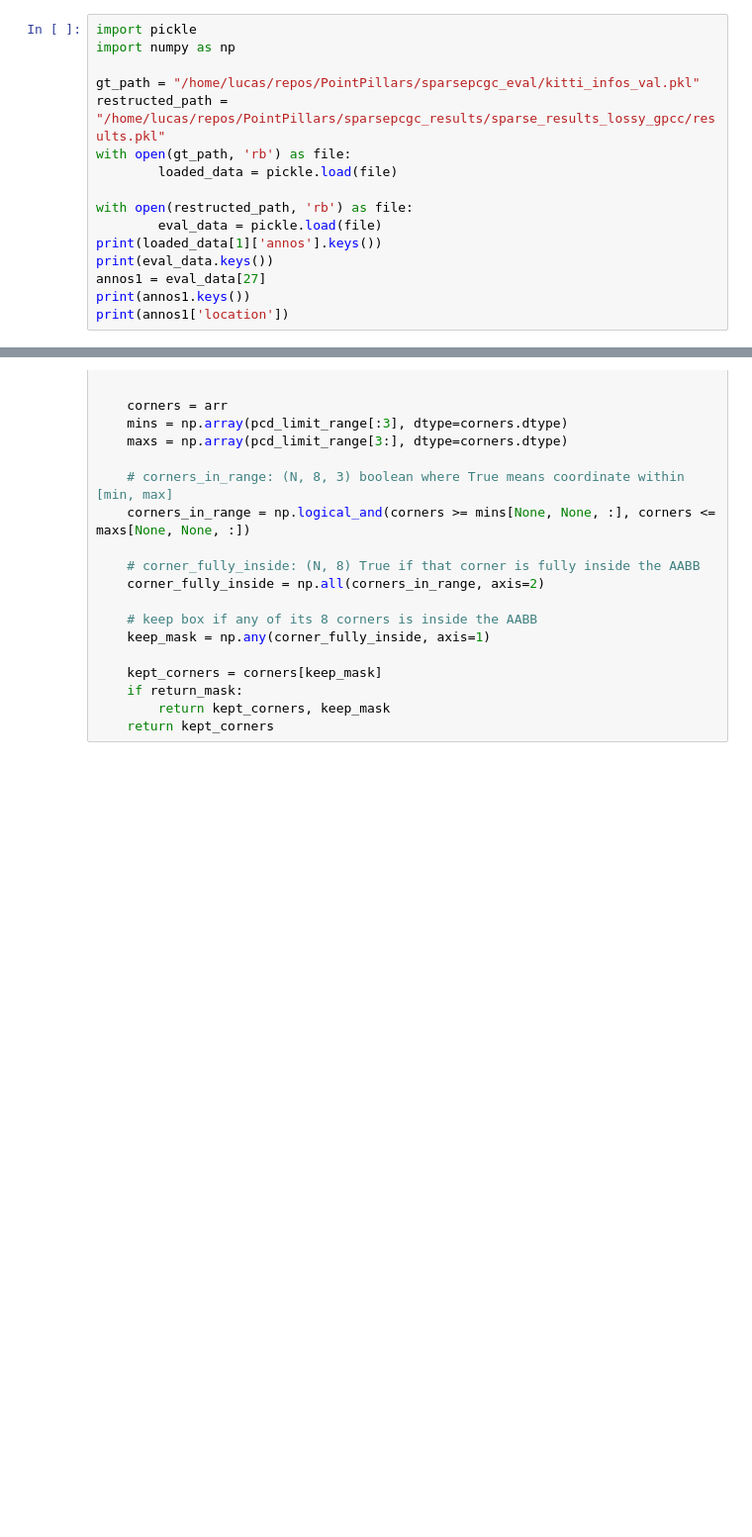
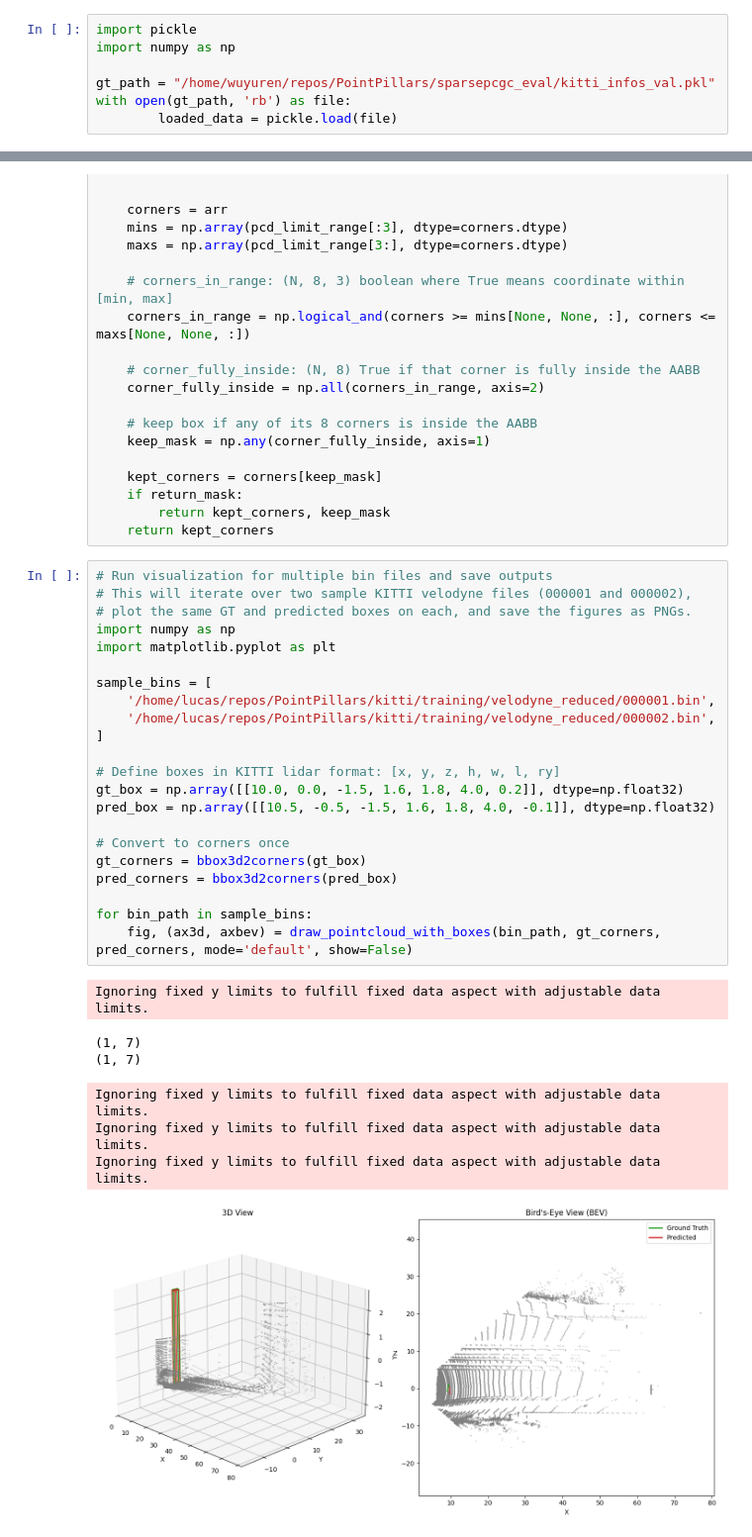
Before and after one commit to Lucaswujc/PointPillars, a Jupyter notebook: display_boxes.ipynb, the cells around one changed output, grey strips where cells are left out. Shown at 99% size. Drawn from its saved outputs; the diff is of its cells as text; blank space fills up the shorter version.

```diff
--- a/display_boxes.ipynb
+++ b/display_boxes.ipynb
@@ -2,15 +2,6 @@
 import pickle
 import numpy as np
 
-gt_path = "/home/lucas/repos/PointPillars/sparsepcgc_eval/kitti_infos_val.pkl"
-restructed_path = "/home/lucas/repos/PointPillars/sparsepcgc_results/sparse_results_lossy_gpcc/results.pkl"
+gt_path = "/home/wuyuren/repos/PointPillars/sparsepcgc_eval/kitti_infos_val.pkl"
 with open(gt_path, 'rb') as file:
         loaded_data = pickle.load(file)
-
-with open(restructed_path, 'rb') as file:
-        eval_data = pickle.load(file)
-print(loaded_data[1]['annos'].keys())
-print(eval_data.keys())
-annos1 = eval_data[27]
-print(annos1.keys())
-print(annos1['location'])
@@ -397,3 +316,33 @@ def keep_bbox_from_lidar_range_strict(lidar_bboxes_or_corners, pcd_limit_range,
     if return_mask:
         return kept_corners, keep_mask
     return kept_corners
+# %%
+# Run visualization for multiple bin files and save outputs
+# This will iterate over two sample KITTI velodyne files (000001 and 000002),
+# plot the same GT and predicted boxes on each, and save the figures as PNGs.
+import numpy as np
+import matplotlib.pyplot as plt
+
+sample_bins = [
+    '/home/lucas/repos/PointPillars/kitti/training/velodyne_reduced/000001.bin',
+    '/home/lucas/repos/PointPillars/kitti/training/velodyne_reduced/000002.bin',
+]
+
+# Define boxes in KITTI lidar format: [x, y, z, h, w, l, ry]
+gt_box = np.array([[10.0, 0.0, -1.5, 1.6, 1.8, 4.0, 0.2]], dtype=np.float32)
+pred_box = np.array([[10.5, -0.5, -1.5, 1.6, 1.8, 4.0, -0.1]], dtype=np.float32)
+
+# Convert to corners once
+gt_corners = bbox3d2corners(gt_box)
+pred_corners = bbox3d2corners(pred_box)
+
+for bin_path in sample_bins:
+    fig, (ax3d, axbev) = draw_pointcloud_with_boxes(bin_path, gt_corners, pred_corners, mode='default', show=False)
+# %% [output]
+Ignoring fixed y limits to fulfill fixed data aspect with adjustable data limits.
+(1, 7)
+(1, 7)
+Ignoring fixed y limits to fulfill fixed data aspect with adjustable data limits.
+Ignoring fixed y limits to fulfill fixed data aspect with adjustable data limits.
+Ignoring fixed y limits to fulfill fixed data aspect with adjustable data limits.
+[figure, added]
```
Also changed, not shown: parts of 6 cells of this notebook, 24 other files.
